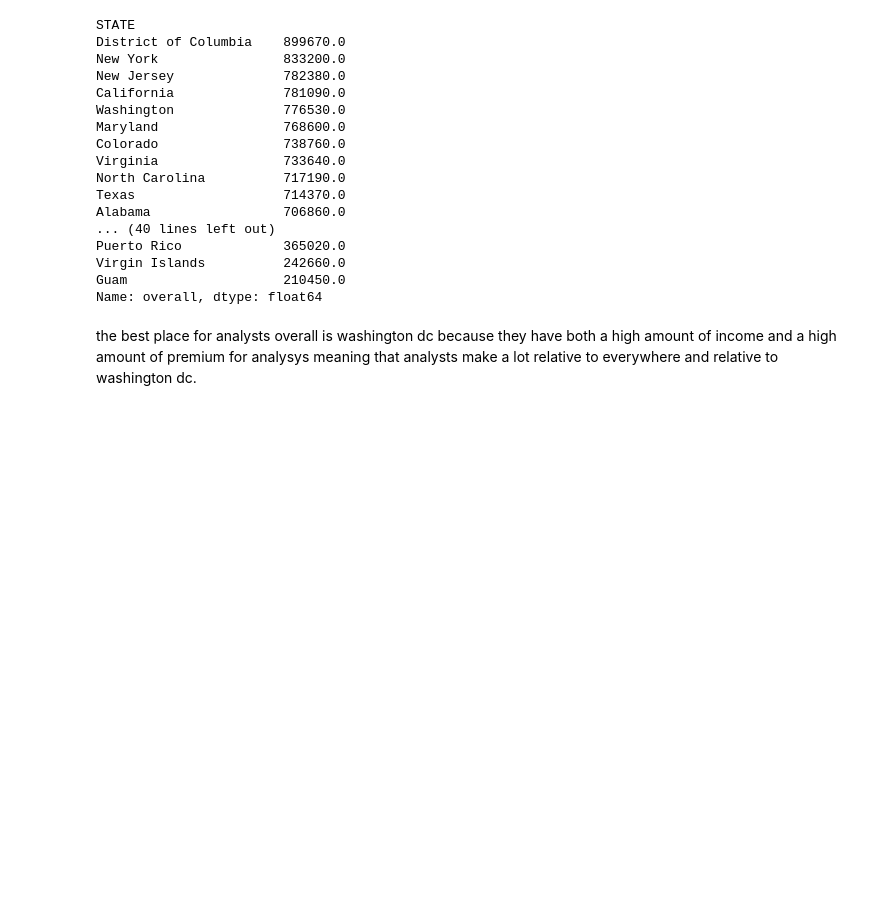
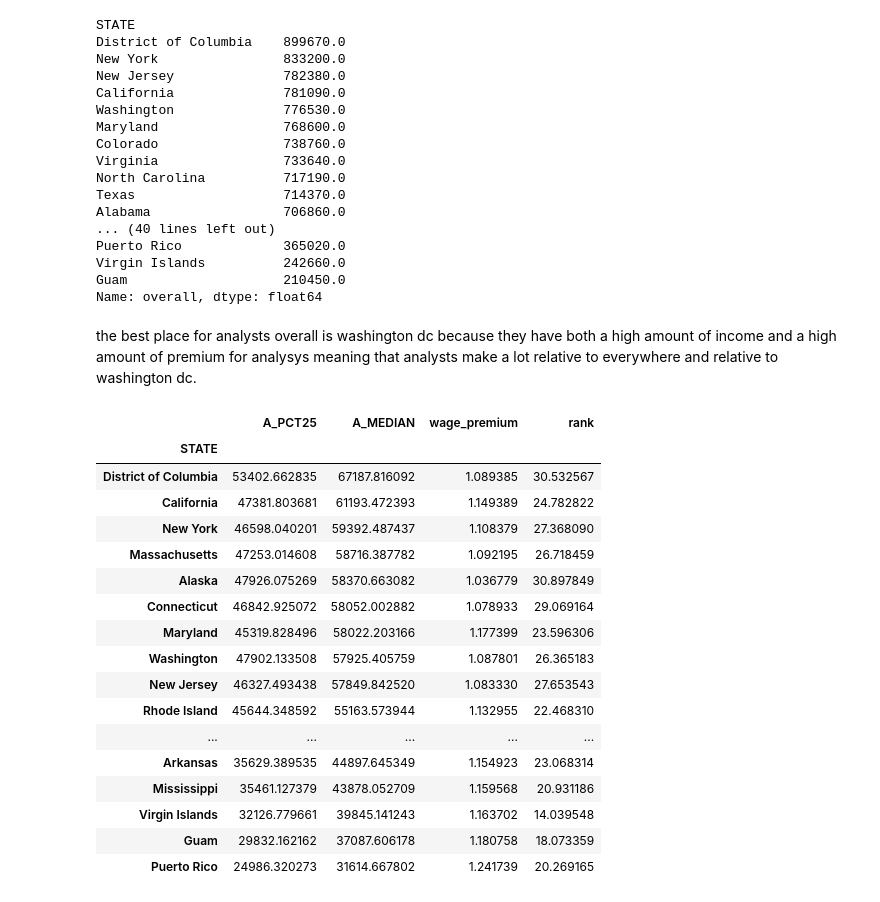
Before and after one commit to MikeDaBossss/Placestolive, a Jupyter notebook: rent.ipynb, the cells around one changed output. Cells and saved outputs as stored; diff of their text form; code cells hidden in the pictures; blank space fills up the shorter version.

```diff
--- a/rent.ipynb
+++ b/rent.ipynb
@@ -599,0 +625,21 @@ the best place for analysts overall is washington dc because they have both a hi
+# %%
+countyrent.groupby('STATE')[['A_PCT25','A_MEDIAN','OCC_TITLE','wage_premium','rank']].agg('mean').sort_values(by='A_MEDIAN',ascending=False)
+# %% [output]
+|  | A_PCT25 | A_MEDIAN | wage_premium | rank |
+| STATE |  |  |  |  |
+| District of Columbia | 53402.662835 | 67187.816092 | 1.089385 | 30.532567 |
+| California | 47381.803681 | 61193.472393 | 1.149389 | 24.782822 |
+| New York | 46598.040201 | 59392.487437 | 1.108379 | 27.368090 |
+| Massachusetts | 47253.014608 | 58716.387782 | 1.092195 | 26.718459 |
+| Alaska | 47926.075269 | 58370.663082 | 1.036779 | 30.897849 |
+| Connecticut | 46842.925072 | 58052.002882 | 1.078933 | 29.069164 |
+| Maryland | 45319.828496 | 58022.203166 | 1.177399 | 23.596306 |
+| Washington | 47902.133508 | 57925.405759 | 1.087801 | 26.365183 |
+| New Jersey | 46327.493438 | 57849.842520 | 1.083330 | 27.653543 |
+| Rhode Island | 45644.348592 | 55163.573944 | 1.132955 | 22.468310 |
+| ... | ... | ... | ... | ... |
+| Arkansas | 35629.389535 | 44897.645349 | 1.154923 | 23.068314 |
+| Mississippi | 35461.127379 | 43878.052709 | 1.159568 | 20.931186 |
+| Virgin Islands | 32126.779661 | 39845.141243 | 1.163702 | 14.039548 |
+| Guam | 29832.162162 | 37087.606178 | 1.180758 | 18.073359 |
+| Puerto Rico | 24986.320273 | 31614.667802 | 1.241739 | 20.269165 |
```
Also changed, not shown: parts of 12 cells of this notebook.
